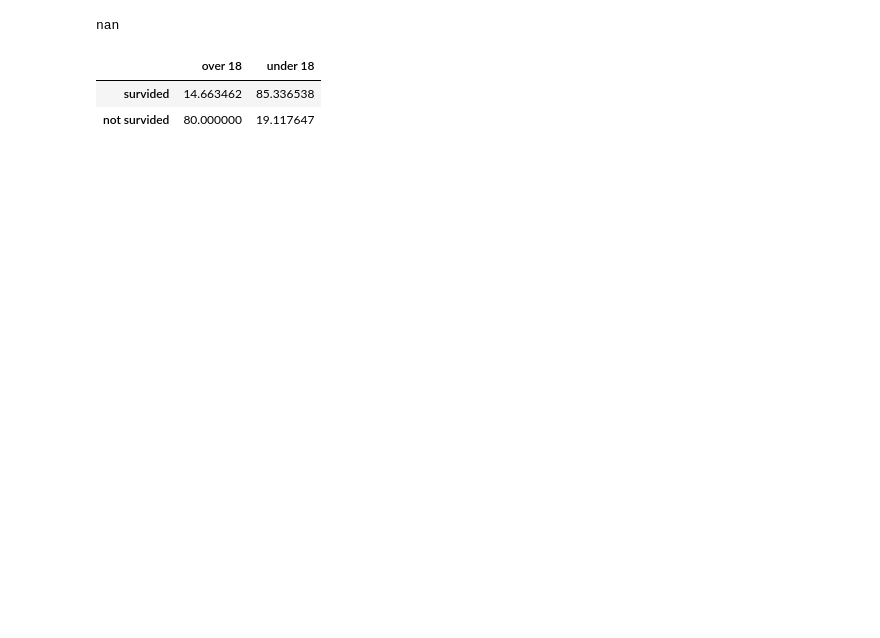
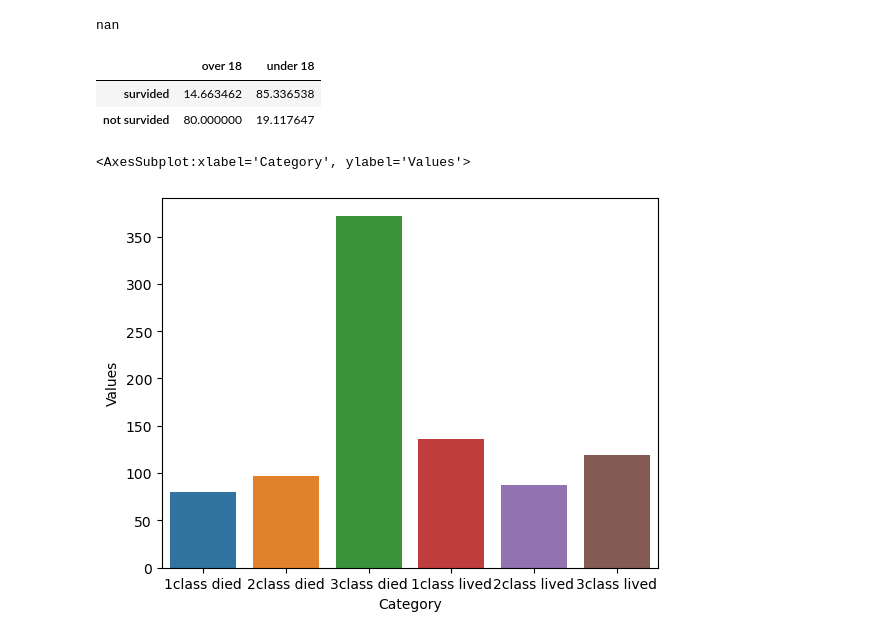
Before and after one commit to oneisnone/Ai-but-better, a Jupyter notebook: smaster1/shipgonoflote/Untitled.ipynb, the cells around one changed output. Cells and saved outputs as stored; diff of their text form; code cells hidden in the pictures; blank space fills up the shorter version.

```diff
--- a/smaster1/shipgonoflote/Untitled.ipynb
+++ b/smaster1/shipgonoflote/Untitled.ipynb
@@ -128,5 +135,5 @@ table.head()
 # %%
-
+df = pd.read_csv('titanic.csv')
 age = 0
 for i in range(len(df)):
     if df.loc[i , "Sex"] == "male":
@@ -141,6 +148,7 @@ D1 = 0
 D2 = 0
 S1 = 0
 S2 = 0
+df = pd.read_csv('titanic.csv')
 for i in range(len(df)):
     if df.loc[i , "Age"] < 18 and  df.loc[i , "Survived"] == 1:
         S2 += 1
@@ -161,3 +169,34 @@ conTable.head()
 |  | over 18 | under 18 |
 | survided | 14.663462 | 85.336538 |
 | not survided | 80.000000 | 19.117647 |
+# %%
+classD1 = 0
+classD2 = 0
+classD3 = 0
+classA1 = 0
+classA2 = 0
+classA3 = 0
+df = pd.read_csv('titanic.csv')
+for i in range(len(df)):
+    if df.loc[i, 'Pclass'] == 1 and df.loc[i, "Survived"] == 0:
+        classD1 += 1
+    if df.loc[i, 'Pclass'] == 2 and df.loc[i, "Survived"] == 0:
+        classD2 += 1
+    if df.loc[i, 'Pclass'] == 3 and df.loc[i, "Survived"] == 0:
+        classD3 += 1
+    if df.loc[i, 'Pclass'] == 1 and df.loc[i, "Survived"] == 1:
+        classA1 += 1
+    if df.loc[i, 'Pclass'] == 2 and df.loc[i, "Survived"] == 1:
+        classA2 += 1
+    if df.loc[i, 'Pclass'] == 3 and df.loc[i, "Survived"] == 1:
+        classA3 += 1
+
+data = {
+    'Category': ['1class died', '2class died', '3class died',"1class lived", "2class lived", "3class lived"],
+    'Values': [ classD1 , classD2 , classD3 , classA1 , classA2 , classA3 ]
+}
+df = pd.DataFrame(data)
+sns.barplot(x='Category', y='Values', data=df)
+# %% [output]
+<AxesSubplot:xlabel='Category', ylabel='Values'>
+[figure, added]
```
Also changed, not shown: parts of 3 cells of this notebook, 2 other files.
